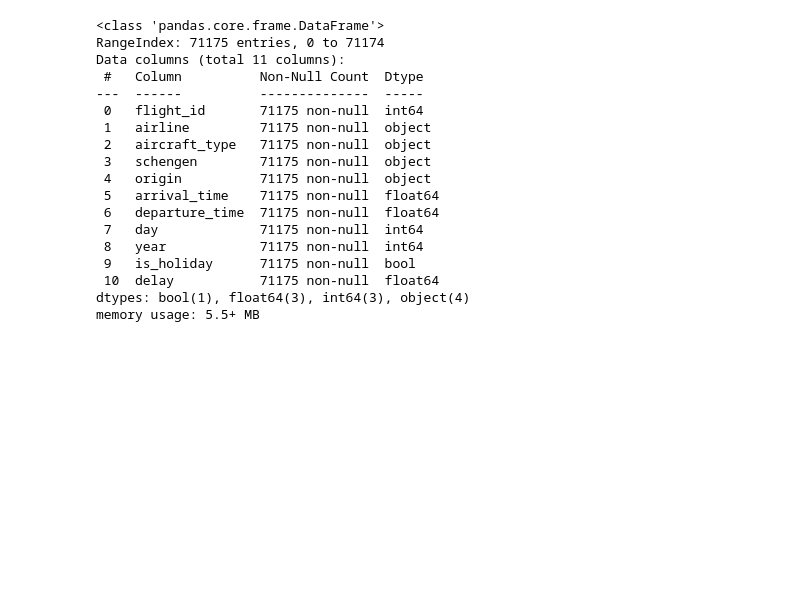
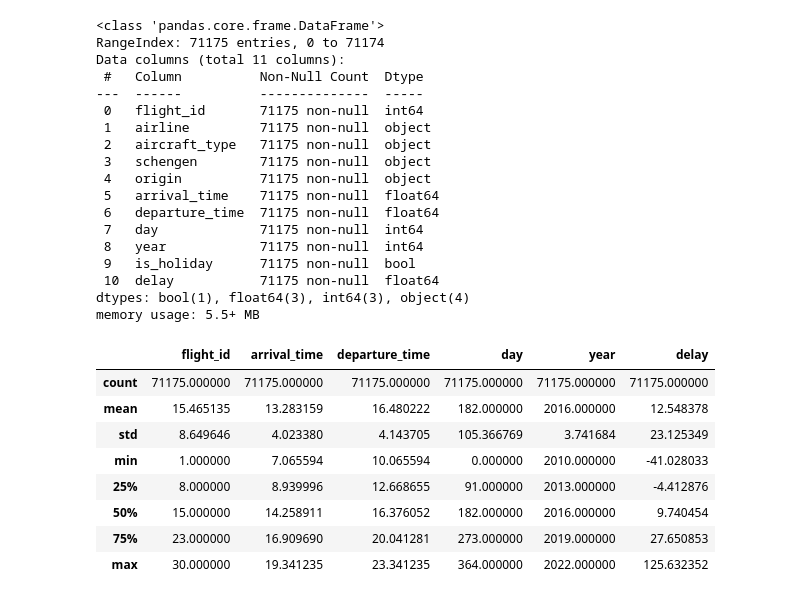
Before and after one commit to cmrondon2000/optimizacion_aeroportuaria, a Jupyter notebook: optimizacion_aeroportuaria.ipynb, the cells around one changed output. Saved outputs shown, nothing was run; the diff lists cells and outputs as text; code cells hidden in the pictures; blank space fills up the shorter version.

```diff
--- a/optimizacion_aeroportuaria.ipynb
+++ b/optimizacion_aeroportuaria.ipynb
@@ -37,3 +37,15 @@ Data columns (total 11 columns):
  10  delay           71175 non-null  float64
 dtypes: bool(1), float64(3), int64(3), object(4)
 memory usage: 5.5+ MB
+# %%
+datos.describe()
+# %% [output]
+|  | flight_id | arrival_time | departure_time | day | year | delay |
+| count | 71175.000000 | 71175.000000 | 71175.000000 | 71175.000000 | 71175.000000 | 71175.000000 |
+| mean | 15.465135 | 13.283159 | 16.480222 | 182.000000 | 2016.000000 | 12.548378 |
+| std | 8.649646 | 4.023380 | 4.143705 | 105.366769 | 3.741684 | 23.125349 |
+| min | 1.000000 | 7.065594 | 10.065594 | 0.000000 | 2010.000000 | -41.028033 |
+| 25% | 8.000000 | 8.939996 | 12.668655 | 91.000000 | 2013.000000 | -4.412876 |
+| 50% | 15.000000 | 14.258911 | 16.376052 | 182.000000 | 2016.000000 | 9.740454 |
+| 75% | 23.000000 | 16.909690 | 20.041281 | 273.000000 | 2019.000000 | 27.650853 |
+| max | 30.000000 | 19.341235 | 23.341235 | 364.000000 | 2022.000000 | 125.632352 |
```
Also changed, not shown: parts of 1 cell of this notebook.
